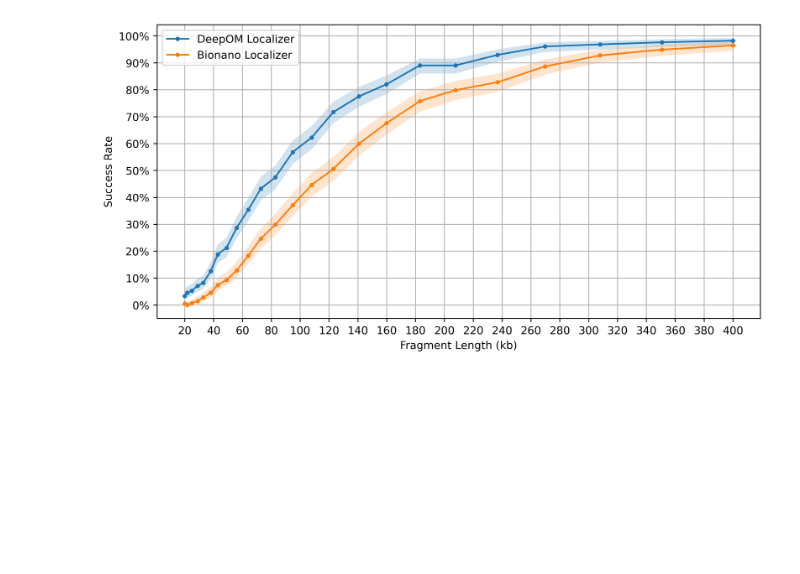
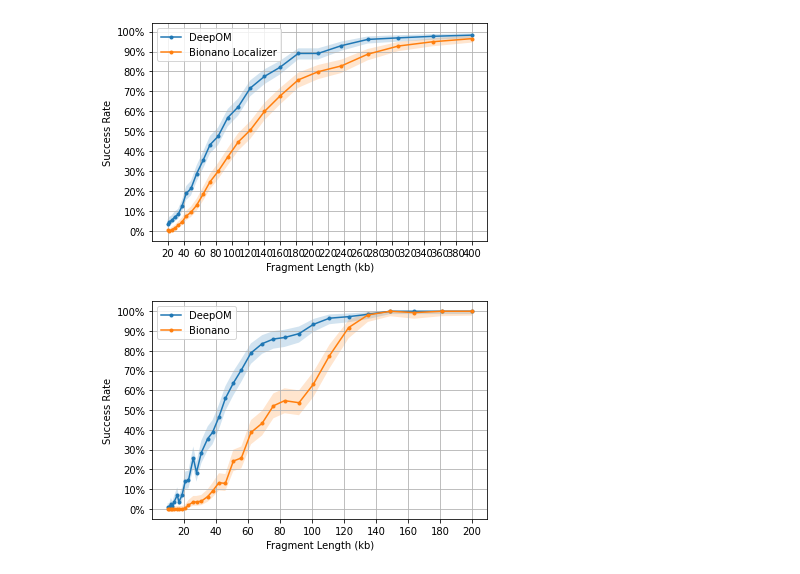
Before and after one commit to yevgenin/DeepOM, a Jupyter notebook: notebooks/benchmark_figure.ipynb, the cells around one changed output. Cells and saved outputs as stored; diff of their text form; code cells hidden in the pictures; blank space fills up the shorter version.

```diff
--- a/notebooks/benchmark_figure.ipynb
+++ b/notebooks/benchmark_figure.ipynb
@@ -1,17 +1,20 @@
 # %%
+import numpy
+
 from om_decoder.bionano_compare import *
 
 report = BionanoCompareReport()
 report.run_name = "20221014T092718Z"
 report.read_compute_results()
-report.compute_accuracy()
+report.plot_compare()
+# %% [output]
+[figure, added]
-# %%
-report.plot_compare()
-pyplot.gcf().set_figheight(5)
-pyplot.gcf().set_figwidth(10)
-pyplot.gcf().set_dpi(400)
-
-for ext in [".pdf", ".jpg"]:
-    pyplot.savefig(Path("../figures") / ("benchmark_figure" + ext))
-# %% [output]
-[figure, removed]
+# %%
+from om_decoder.bionano_compare import *
+
+report2 = BionanoCompareReport()
+report2.run_name = "20221011T134448Z"
+report2.read_compute_results()
+report2.plot_compare()
+# %% [output]
+[figure, added]
```
Also changed, not shown: parts of 1 cell of this notebook, 2 other files.
